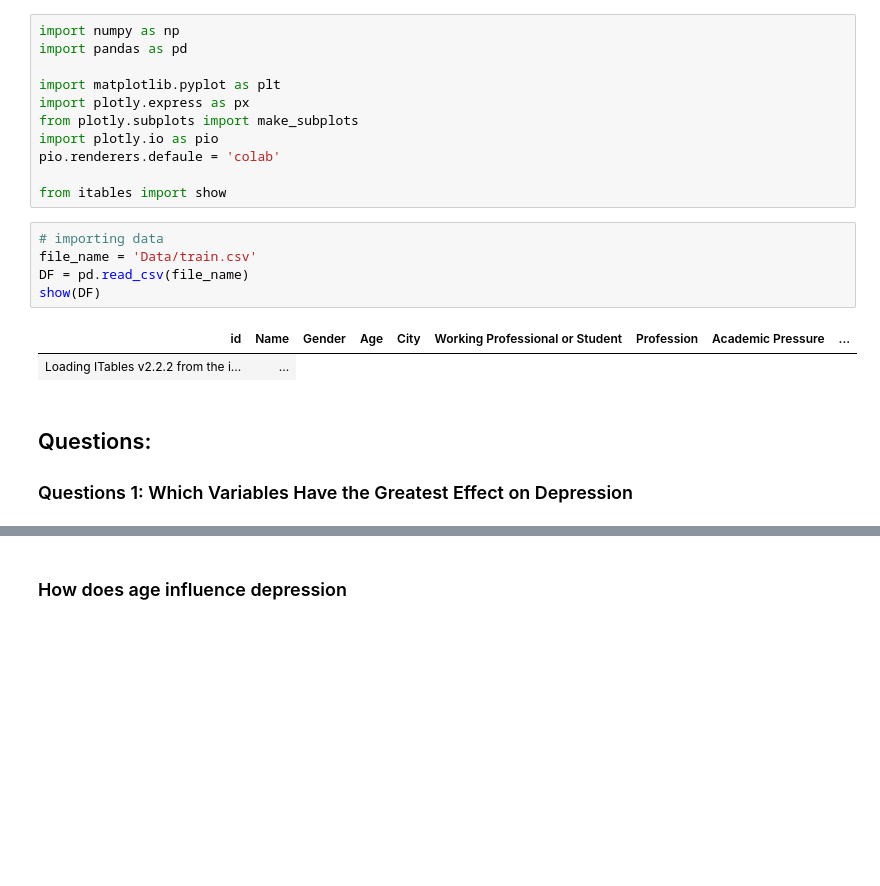
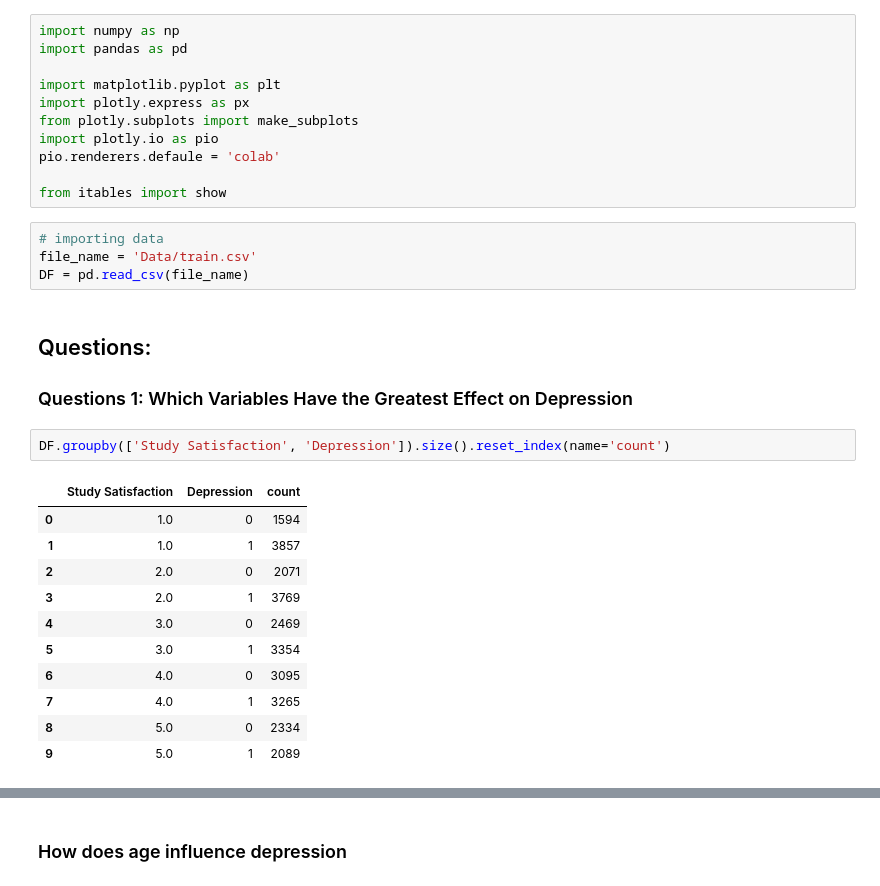
Before and after one commit to urielmartinez09/Project, a Jupyter notebook: SebastianTK.ipynb, the cells around one changed output, grey strips where cells are left out. Saved outputs shown, nothing was run; the diff lists cells and outputs as text; blank space fills up the shorter version.

```diff
--- a/SebastianTK.ipynb
+++ b/SebastianTK.ipynb
@@ -16,12 +16,22 @@ from itables import show
 # importing data
 file_name = 'Data/train.csv'
 DF = pd.read_csv(file_name)
-show(DF)
-# %% [output]
-| id | Name | Gender | Age | City | Working Professional or Student | Profession | Academic Pressure | ... |
-| Loading ITables v2.2.2 from the i... | ... |
 # %% [markdown]
 ## Questions:
 
 ### Questions 1: Which Variables Have the Greatest Effect on Depression
+# %%
+DF.groupby(['Study Satisfaction', 'Depression']).size().reset_index(name='count')
+# %% [output]
+|  | Study Satisfaction | Depression | count |
+| 0 | 1.0 | 0 | 1594 |
+| 1 | 1.0 | 1 | 3857 |
+| 2 | 2.0 | 0 | 2071 |
+| 3 | 2.0 | 1 | 3769 |
+| 4 | 3.0 | 0 | 2469 |
+| 5 | 3.0 | 1 | 3354 |
+| 6 | 4.0 | 0 | 3095 |
+| 7 | 4.0 | 1 | 3265 |
+| 8 | 5.0 | 0 | 2334 |
+| 9 | 5.0 | 1 | 2089 |
 # %%
```
Also changed, not shown: parts of 2 cells of this notebook, 5 other files.
